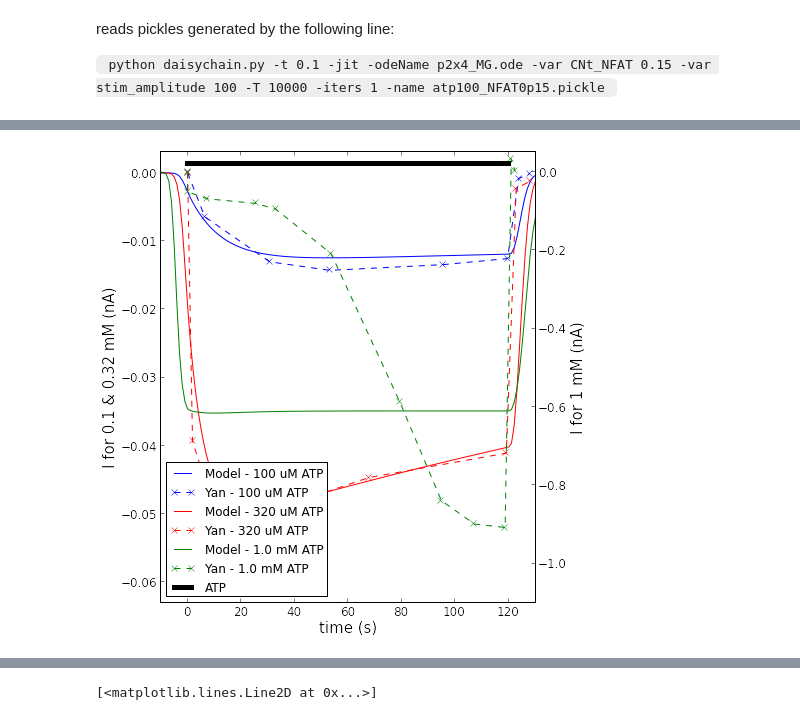
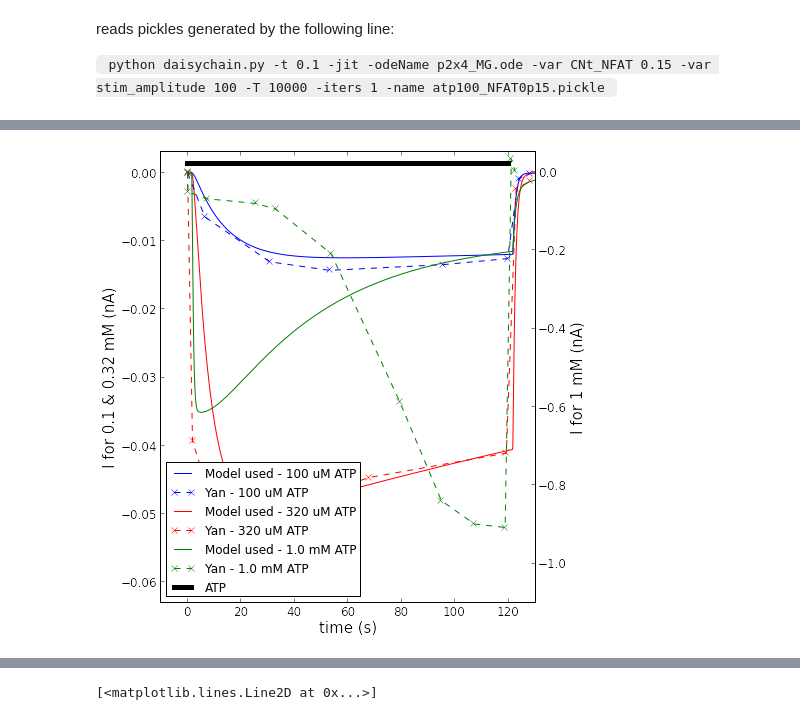
Before and after one commit to huskeypm/microglia, a Jupyter notebook: gotran/daisy-ptx_fitting.ipynb, the cells around one changed output, grey strips where cells are left out. Drawn from its saved outputs; the diff is of its cells as text; code cells hidden in the pictures.

```diff
--- a/gotran/daisy-ptx_fitting.ipynb
+++ b/gotran/daisy-ptx_fitting.ipynb
@@ -104,51 +186,26 @@ plt.legend(loc=5,fontsize=12)
-# %%
-#stateLabel1 = "I_ptxf"
-#subData0 = ao.GetData(data0,stateLabel1)
-stateLabel2 = "I_ptxs"
-subData1 = ao.GetData(data1,stateLabel2)
-subData2 = ao.GetData(data2,stateLabel2)
-subData3 = ao.GetData(data3,stateLabel2)
-# data is stored as
-# subData.t - time
-# subData.valsIdx - values of 'stateLabel' state
-
-#plt.figure(figsize=(7,7))
-#plt.tick_params(labelsize=12)
-#plt.plot(subData0.t*1000,subData0.valsIdx,'b-',label="Model - 100 uM ATP")
-#plt.plot(t10+30,y10/1000,'r-',label="Mackay - 100 uM ATP")
-#plt.plot([40,90],[0.05,0.05],'black',lw=5,label="ATP")
-#plt.plot([340,390],[0.05,0.05],'black',lw=5)
-#plt.xlabel("time (s)",fontsize=15)
-#plt.ylabel("current (nA)",fontsize=15)
-#plt.ylim(-2.5,0.2)
-#plt.xlim(0,440)
-#plt.tight_layout()
-#plt.legend(loc=5,fontsize=12)
-#plt.savefig("/home/AD/bch265/Dropbox/Postdoctoral2017-/Modeling-Codes/repo/bens-paper/microglia04092018/p2x4valid.png")
-
-plt.figure(figsize=(7,7))
-ax = plt.subplot(1,1,1)
-ax2 = ax.twinx()
-ax.tick_params(labelsize=12)
-ax2.tick_params(labelsize=12)
-lns1 = ax.plot(subData1.t*1000-120,subData1.valsIdx,'b-',label="Model - 100 uM ATP")
-lns2 = ax.plot(subData2.t*1000-120,subData2.valsIdx,'r-',label="Model - 320 uM ATP")
-lns3 = ax2.plot(subData3.t*1000-120,subData3.valsIdx,'g-',label="Model - 1.0 mM ATP")
-lns4 = ax.plot(t12,y12,'b--x',label="Yan - 100 uM ATP")
-lns5 = ax.plot(t11,y11,'r--x',label="Yan - 320 uM ATP")
-lns6 = ax2.plot(t15,y15,'g--x',label="Yan - 1.0 mM ATP")
-lns7 = ax2.plot([0,120],[0.02,0.02],'black',lw=5,label="ATP")
-ax.set_xlabel("time (s)",fontsize=15)
-ax.set_ylabel("I for 0.1 & 0.32 mM (nA)",fontsize=15)
-ax2.set_ylabel("I for 1 mM (nA)",fontsize=15)
-ax.set_ylim(-0.063,0.003)
-ax2.set_ylim(-1.1,0.05)
-ax.set_xlim(-10,130)
-ax2.set_xlim(-10,130)
-lns = lns1 + lns4 + lns2 + lns5 + lns3 + lns6 + lns7
-labs = [l.get_label() for l in lns]
-ax.legend(lns,labs,loc=3,fontsize=12)
-plt.tight_layout()
-plt.savefig("/home/AD/bch265/Dropbox/Postdoctoral2017-/Modeling-Codes/repo/bens-paper/microglia04092018/p2x7valid.png")
-# %% [output]
-[figure, removed]
+# %%
+plt.figure(figsize=(7,7))
+ax = plt.subplot(1,1,1)
+ax2 = ax.twinx()
+ax.tick_params(labelsize=12)
+ax2.tick_params(labelsize=12)
+lns1 = ax.plot(subData1a.t,subData1a.valsIdx*10**6,'b-',label="Model used - 100 uM ATP")
+lns2 = ax.plot(subData2a.t,subData2a.valsIdx*10**6,'r-',label="Model used - 320 uM ATP")
+lns3 = ax2.plot(subData3a.t,subData3a.valsIdx*10**6,'g-',label="Model used - 1.0 mM ATP")
+lns4 = ax.plot(t12,y12,'b--x',label="Yan - 100 uM ATP")
+lns5 = ax.plot(t11,y11,'r--x',label="Yan - 320 uM ATP")
+lns6 = ax2.plot(t15,y15,'g--x',label="Yan - 1.0 mM ATP")
+lns7 = ax2.plot([0,120],[0.02,0.02],'black',lw=5,label="ATP")
+ax.set_xlabel("time (s)",fontsize=15)
+ax.set_ylabel("I for 0.1 & 0.32 mM (nA)",fontsize=15)
+ax2.set_ylabel("I for 1 mM (nA)",fontsize=15)
+ax.set_ylim(-0.063,0.003)
+ax2.set_ylim(-1.1,0.05)
+ax.set_xlim(-10,130)
+ax2.set_xlim(-10,130)
+lns = lns1 + lns4 + lns2 + lns5 + lns3 + lns6 + lns7
+labs = [l.get_label() for l in lns]
+ax.legend(lns,labs,loc=0,fontsize=12)
+plt.tight_layout()
+# %% [output]
+[figure, added]
```
Also changed, not shown: parts of 11 cells of this notebook, 4 other files.
